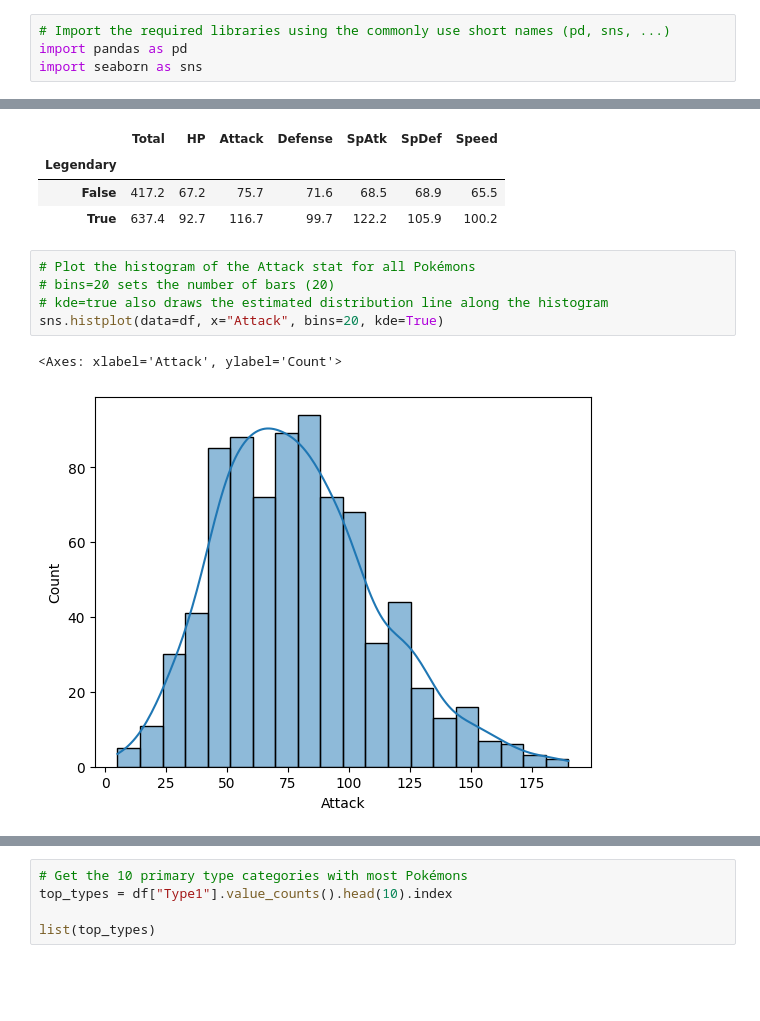
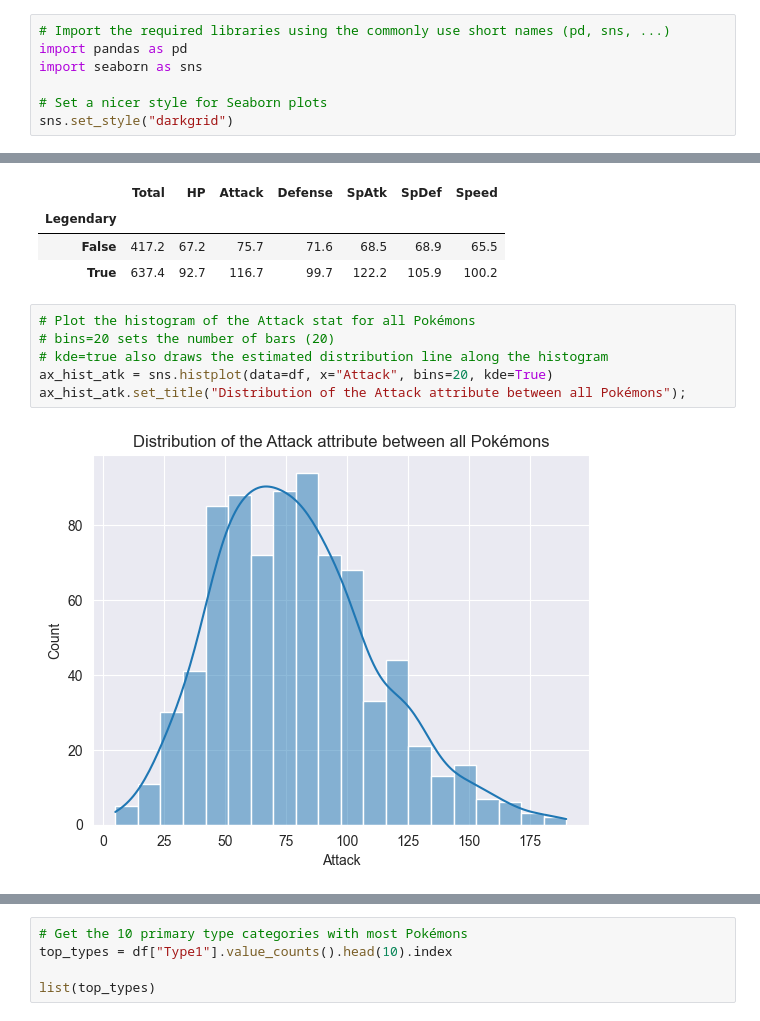
Before and after one commit to VideojogosLusofona/mlf_2025_lectures, a Jupyter notebook: lecture01/pokemons.ipynb, the cells around one changed output, grey strips where cells are left out. Cells and saved outputs as stored; diff of their text form; blank space fills up the shorter version.

```diff
--- a/lecture01/pokemons.ipynb
+++ b/lecture01/pokemons.ipynb
@@ -7,6 +7,9 @@ course.
 # Import the required libraries using the commonly use short names (pd, sns, ...)
 import pandas as pd
 import seaborn as sns
+
+# Set a nicer style for Seaborn plots
+sns.set_style("darkgrid")
 # %%
 # Load the dataset
 df = pd.read_csv("Pokemon.csv")
@@ -269,10 +272,10 @@ df.groupby("Legendary")[
 # %%
 # Plot the histogram of the Attack stat for all Pokémons
 # bins=20 sets the number of bars (20)
 # kde=true also draws the estimated distribution line along the histogram
-sns.histplot(data=df, x="Attack", bins=20, kde=True)
+ax_hist_atk = sns.histplot(data=df, x="Attack", bins=20, kde=True)
+ax_hist_atk.set_title("Distribution of the Attack attribute between all Pokémons");
 # %% [output]
-<Axes: xlabel='Attack', ylabel='Count'>
-[figure, old version]
+[figure, new version]
 # %%
 # Plot the histogram of the Speed stat for all Pokémons
```
Also changed, not shown: parts of 2 cells of this notebook.
